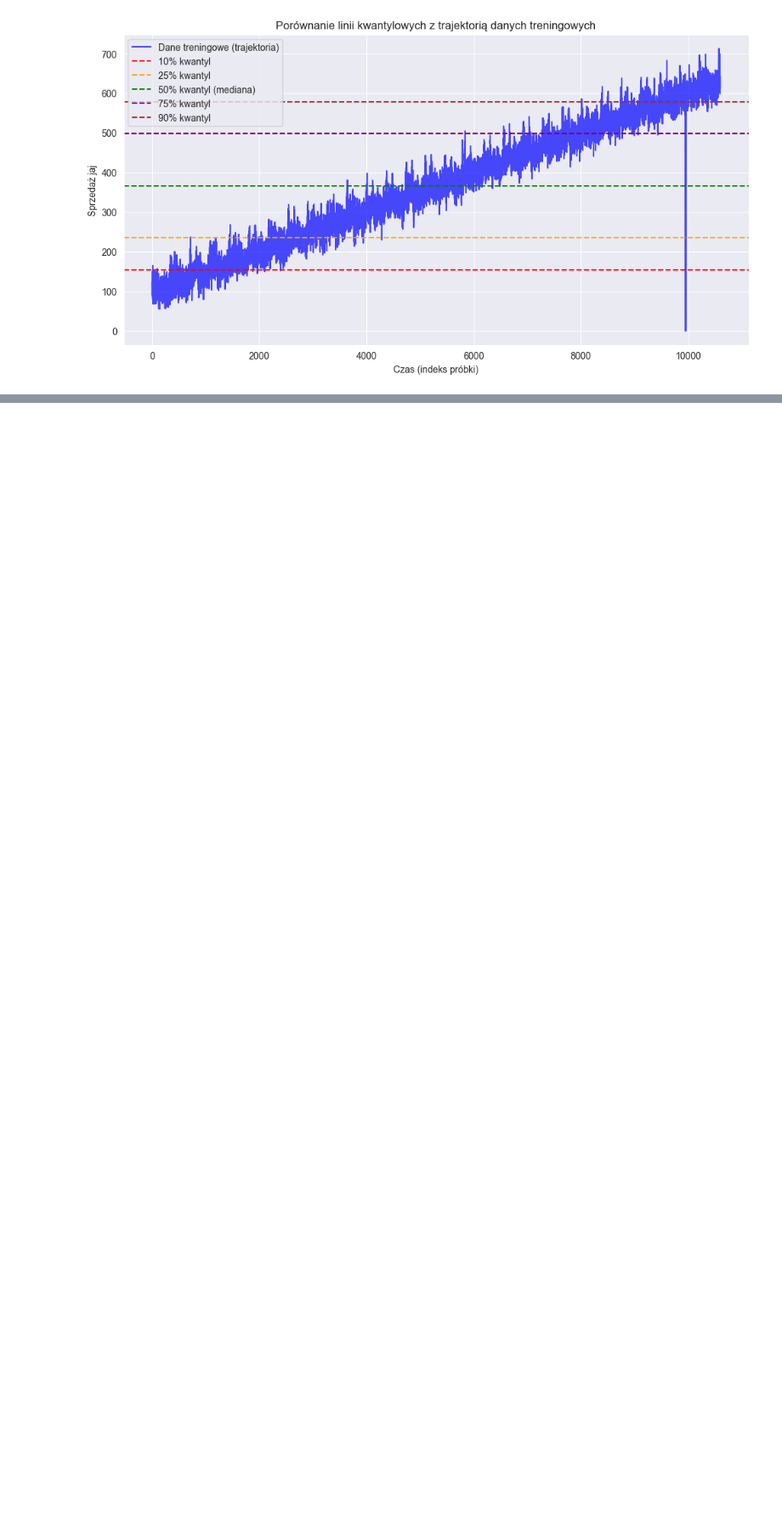
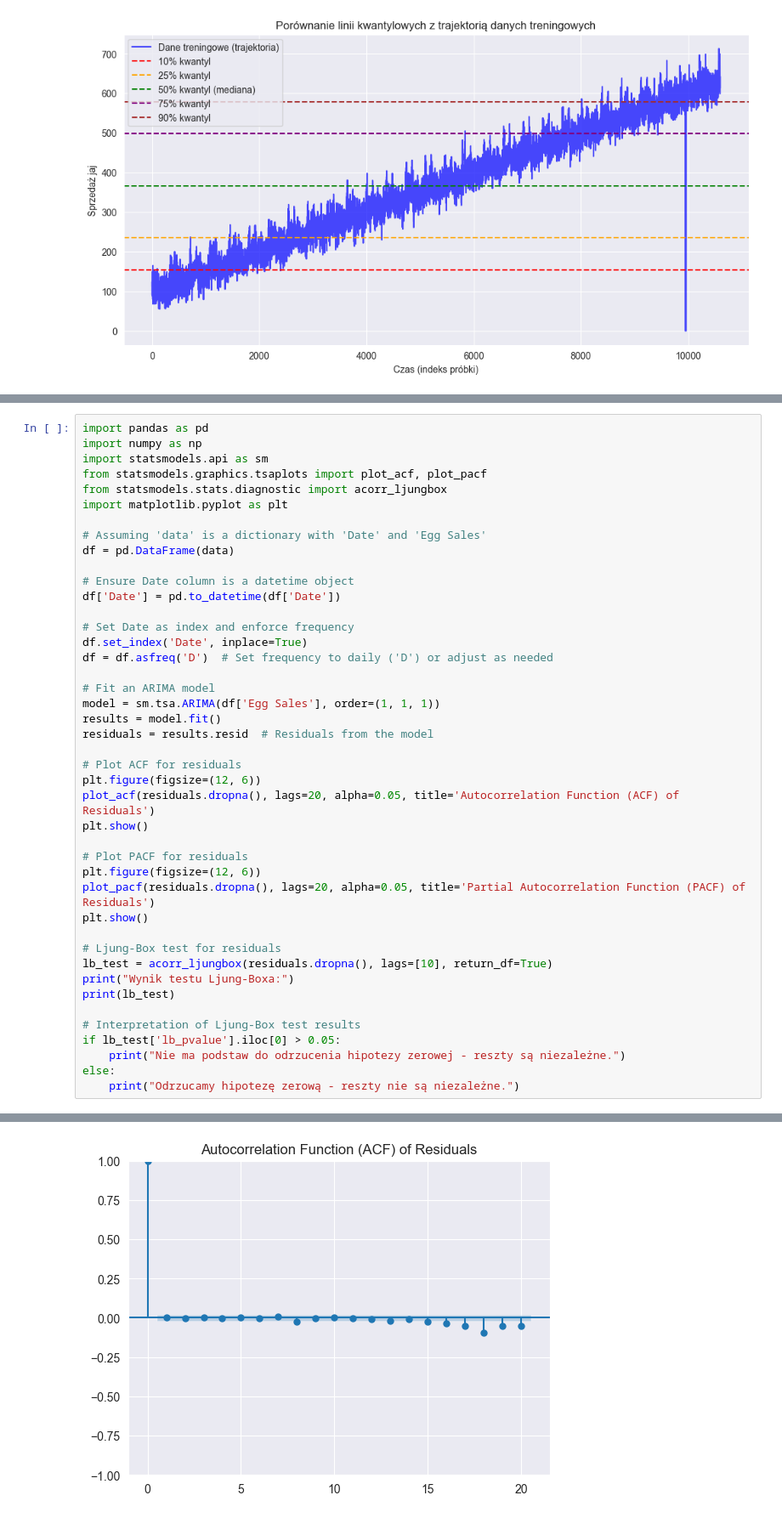
Before and after one commit to AmeliaBieda/Egg_Sales, a Jupyter notebook: raport.ipynb, the cells around one changed output, grey strips where cells are left out. Shown at 85% size. Drawn from its saved outputs; the diff is of its cells as text; blank space fills up the shorter version.

```diff
--- a/raport.ipynb
+++ b/raport.ipynb
@@ -510,0 +576,44 @@ KeyError: 'Egg_Sales'
+# %%
+import pandas as pd
+import numpy as np
+import statsmodels.api as sm
+from statsmodels.graphics.tsaplots import plot_acf, plot_pacf
+from statsmodels.stats.diagnostic import acorr_ljungbox
+import matplotlib.pyplot as plt
+
+# Assuming 'data' is a dictionary with 'Date' and 'Egg Sales'
+df = pd.DataFrame(data)
+
+# Ensure Date column is a datetime object
+df['Date'] = pd.to_datetime(df['Date'])
+
+# Set Date as index and enforce frequency
+df.set_index('Date', inplace=True)
+df = df.asfreq('D')  # Set frequency to daily ('D') or adjust as needed
+
+# Fit an ARIMA model
+model = sm.tsa.ARIMA(df['Egg Sales'], order=(1, 1, 1))
+results = model.fit()
+residuals = results.resid  # Residuals from the model
+
+# Plot ACF for residuals
+plt.figure(figsize=(12, 6))
+plot_acf(residuals.dropna(), lags=20, alpha=0.05, title='Autocorrelation Function (ACF) of Residuals')
+plt.show()
+
+# Plot PACF for residuals
+plt.figure(figsize=(12, 6))
+plot_pacf(residuals.dropna(), lags=20, alpha=0.05, title='Partial Autocorrelation Function (PACF) of Residuals')
+plt.show()
+
+# Ljung-Box test for residuals
+lb_test = acorr_ljungbox(residuals.dropna(), lags=[10], return_df=True)
+print("Wynik testu Ljung-Boxa:")
+print(lb_test)
+
+# Interpretation of Ljung-Box test results
+if lb_test['lb_pvalue'].iloc[0] > 0.05:
+    print("Nie ma podstaw do odrzucenia hipotezy zerowej - reszty są niezależne.")
+else:
+    print("Odrzucamy hipotezę zerową - reszty nie są niezależne.")
+# %% [output]
@@ -510,0 +621 @@ KeyError: 'Egg_Sales'
+[figure, added]
```
Also changed, not shown: parts of 13 cells of this notebook.
